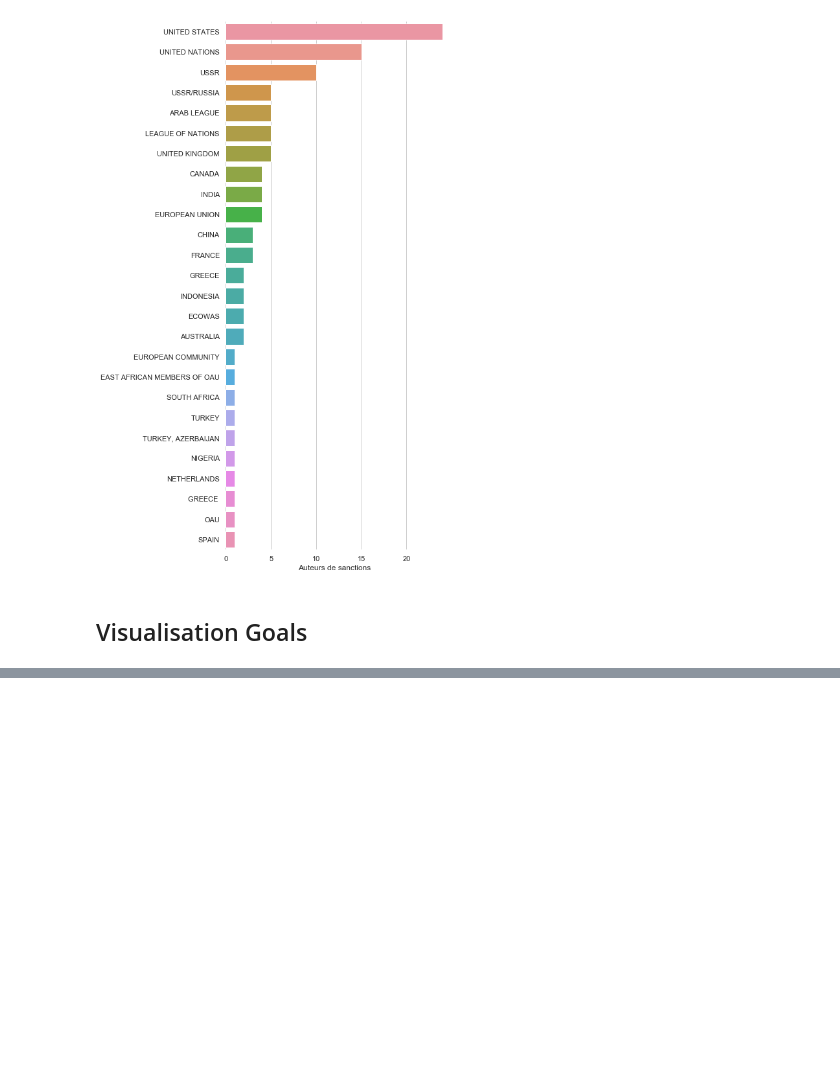
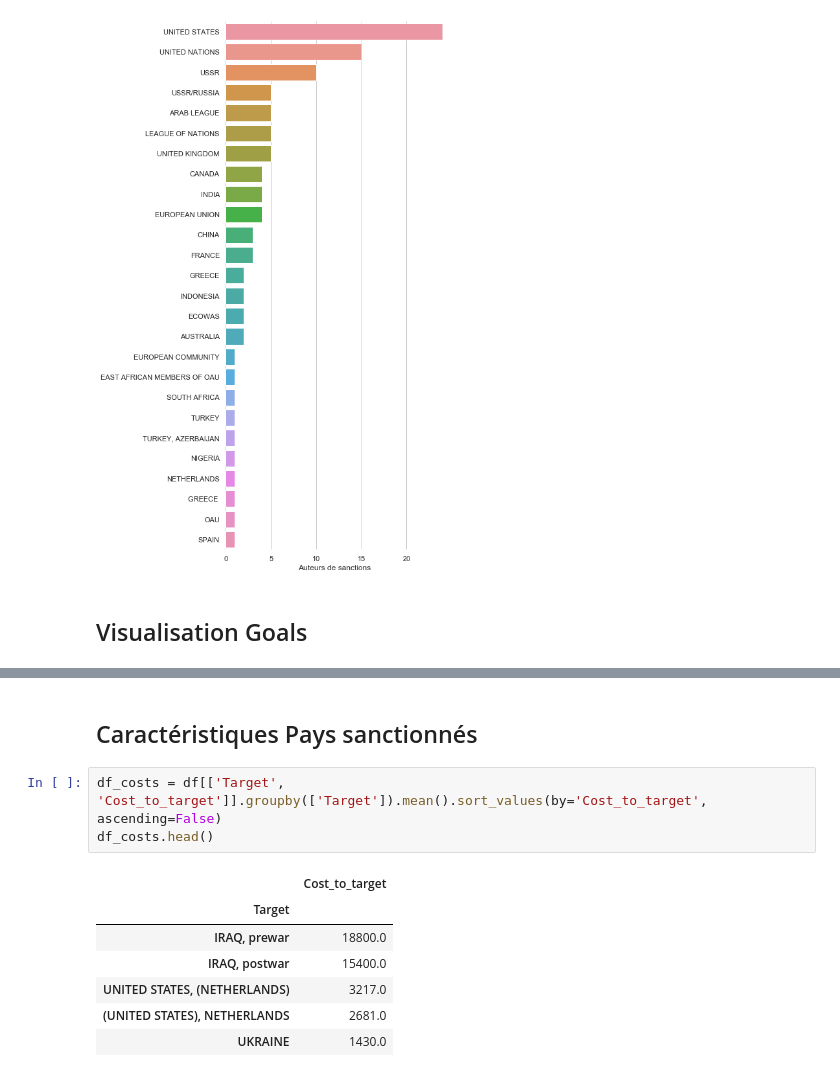
Before and after one commit to oumarniang/eco_diplomatie, a Jupyter notebook: visu.ipynb, the cells around one changed output, grey strips where cells are left out. Drawn from its saved outputs; the diff is of its cells as text; blank space fills up the shorter version.

```diff
--- a/visu.ipynb
+++ b/visu.ipynb
@@ -212,0 +213,13 @@ sns.despine(left=True, bottom=True)
+# %% [markdown]
+## Caractéristiques Pays sanctionnés
+# %%
+df_costs = df[['Target', 'Cost_to_target']].groupby(['Target']).mean().sort_values(by='Cost_to_target', ascending=False)
+df_costs.head()
+# %% [output]
+|  | Cost_to_target |
+| Target |  |
+| IRAQ, prewar | 18800.0 |
+| IRAQ, postwar | 15400.0 |
+| UNITED STATES, (NETHERLANDS) | 3217.0 |
+| (UNITED STATES), NETHERLANDS | 2681.0 |
+| UKRAINE | 1430.0 |
```
Also changed, not shown: parts of 2 cells of this notebook.
